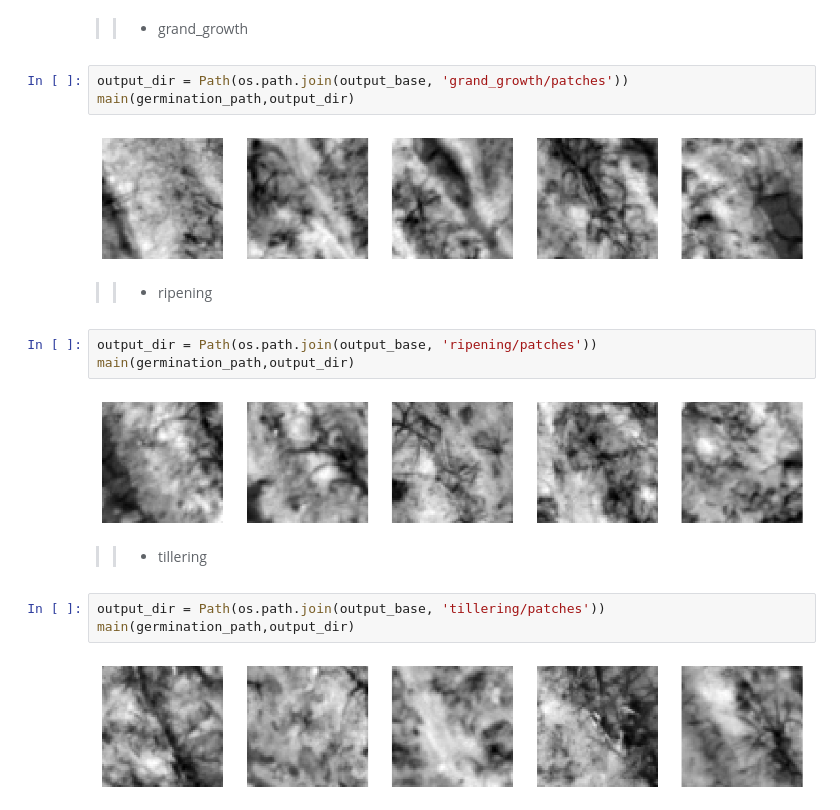
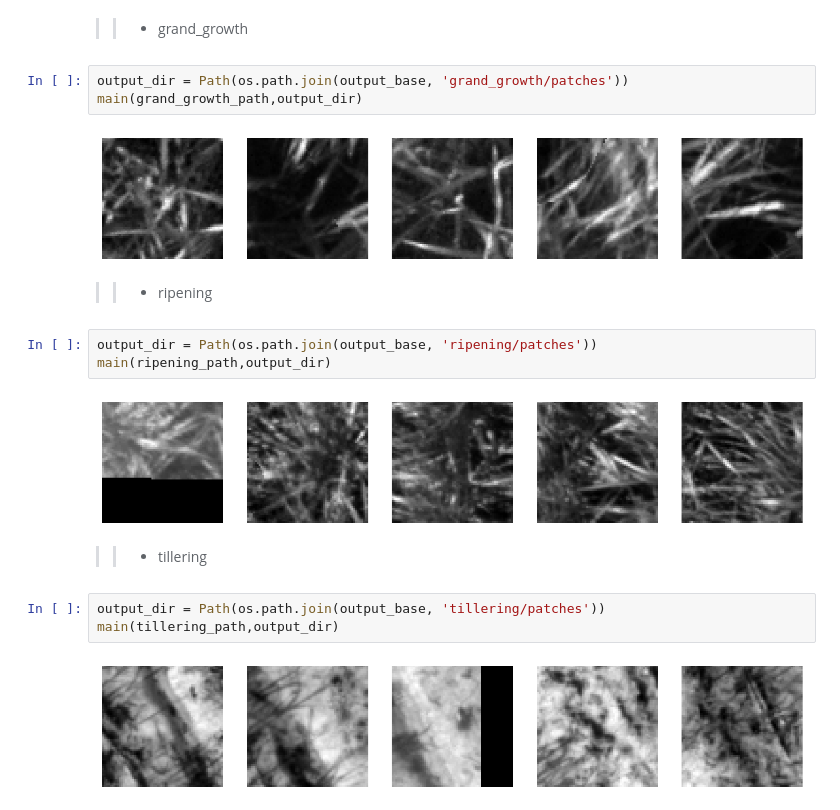
Before and after one commit to SasanDilanthaSTD/Research_Prepare, a Jupyter notebook: Notebooks/Prepare/Crop_Create_multispectral_images.ipynb, the cells around one changed output. Cells and saved outputs as stored; diff of their text form.

```diff
--- a/Notebooks/Prepare/Crop_Create_multispectral_images.ipynb
+++ b/Notebooks/Prepare/Crop_Create_multispectral_images.ipynb
@@ -258,20 +258,20 @@ main(germination_path,output_dir)
 >>- grand_growth
 # %%
 output_dir = Path(os.path.join(output_base, 'grand_growth/patches'))
-main(germination_path,output_dir)
+main(grand_growth_path,output_dir)
 # %% [output]
-[figure, old version]
+[figure, new version]
 # %% [markdown]
 >>- ripening
 # %%
 output_dir = Path(os.path.join(output_base, 'ripening/patches'))
-main(germination_path,output_dir)
+main(ripening_path,output_dir)
 # %% [output]
-[figure, old version]
+[figure, new version]
 # %% [markdown]
 >>- tillering
 # %%
 output_dir = Path(os.path.join(output_base, 'tillering/patches'))
-main(germination_path,output_dir)
+main(tillering_path,output_dir)
 # %% [output]
-[figure, old version]
+[figure, new version]
```
Also changed, not shown: parts of 1 cell of this notebook, 4 other files.
